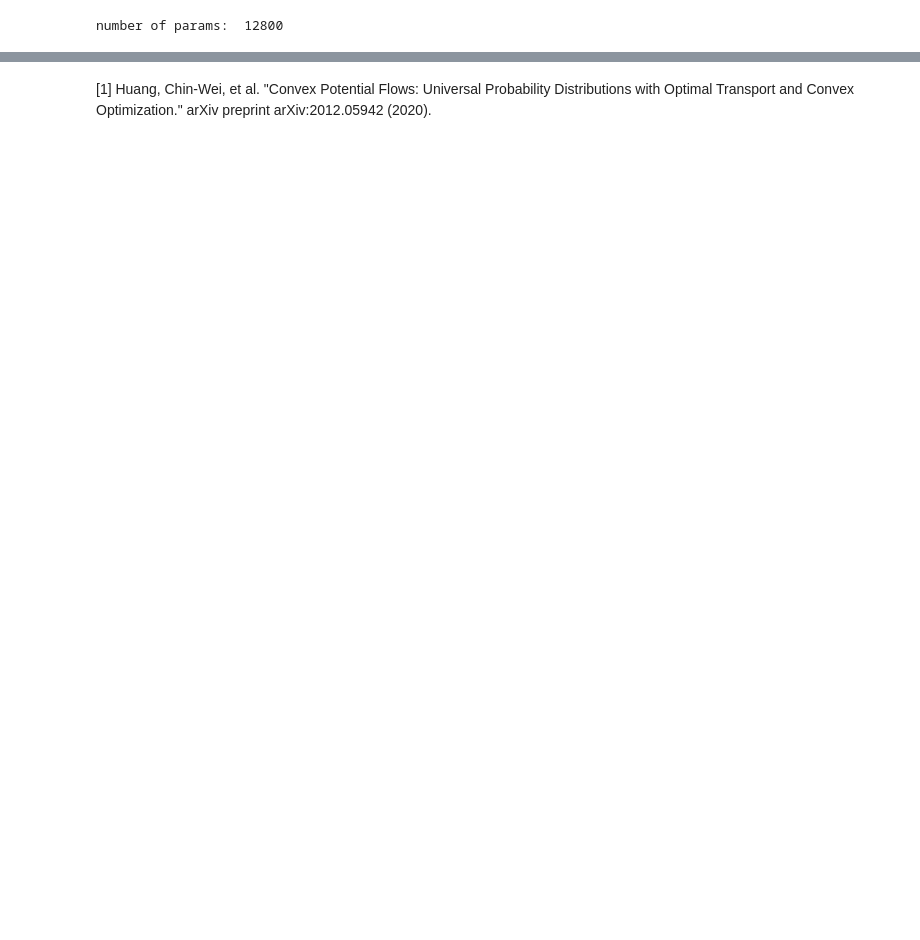
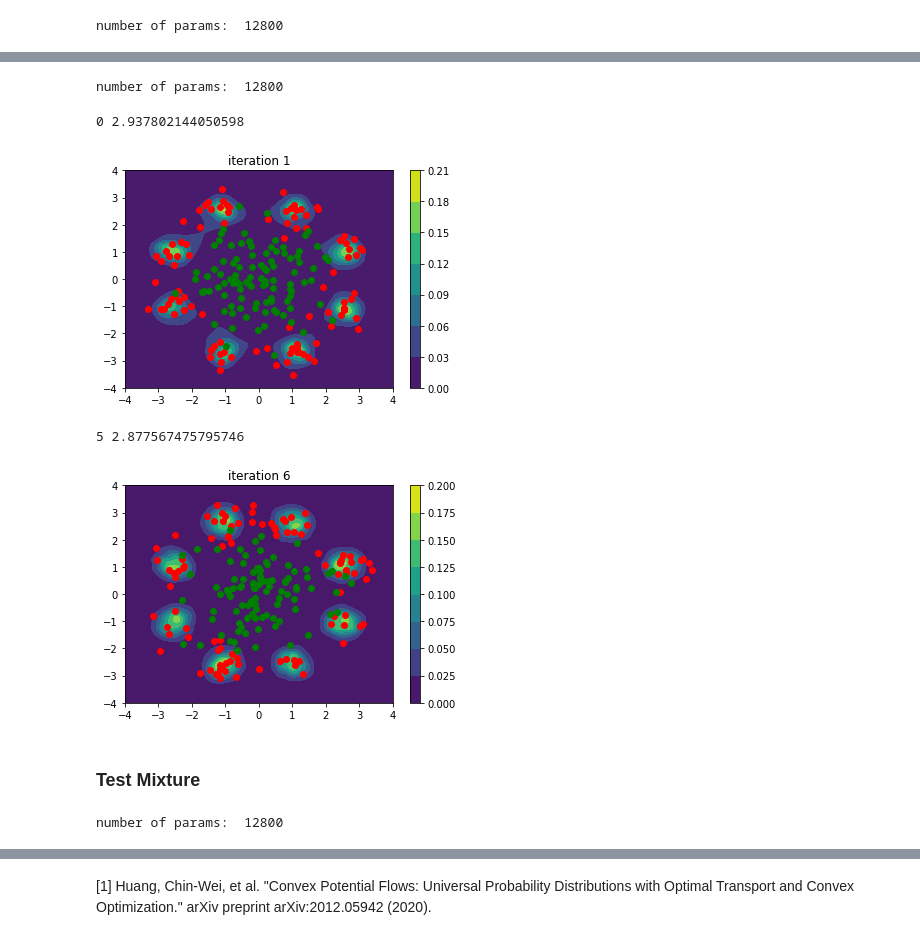
Before and after one commit to clbonet/Generative-Models, a Jupyter notebook: Normalizing Flows/Convex_Potential_Flow.ipynb, the cells around one changed output, grey strips where cells are left out. Cells and saved outputs as stored; diff of their text form; code cells hidden in the pictures; blank space fills up the shorter version.

```diff
--- a/Normalizing Flows/Convex_Potential_Flow.ipynb
+++ b/Normalizing Flows/Convex_Potential_Flow.ipynb
@@ -563,0 +618,21 @@ train_loss = train_dataloader(model, optimizer, train_loader, test_loader, n_epo
+# %%
+flows = []
+for i in range(5):
+    icnn = create_ICNN(d=2,w=32,nh=3)
+    flows.append(ConvexPotentialFlow(icnn, bruteforce=True))
+
+model = NormalizingFlows(flows).to(device)
+
+optimizer = optim.Adam(model.parameters(), lr=1e-3) #, weight_decay=1e-5)
+print("number of params: ", sum(p.numel() for p in model.parameters()))
+# %% [output]
+number of params:  12800
+# %%
+train_loss = train_dataloader(model, optimizer, train_loader, test_loader, n_epochs=6)
+# %% [output]
+0 2.937802144050598
+[figure, added]
+5 2.877567475795746
+[figure, added]
+# %% [markdown]
+### Test Mixture
@@ -563,0 +742,12 @@ train_loss = train_dataloader(model, optimizer, train_loader, test_loader, n_epo
+# %%
+flows = []
+for i in range(5):
+    icnn = create_ICNN(d=2,w=32,nh=3)
+    flows.append(ConvexPotentialFlow(icnn, bruteforce=False))
+
+model = NormalizingFlows(flows).to(device)
+
+optimizer = optim.Adam(model.parameters(), lr=1e-3) #, weight_decay=1e-5)
+print("number of params: ", sum(p.numel() for p in model.parameters()))
+# %% [output]
+number of params:  12800
```
Also changed, not shown: parts of 20 cells of this notebook.
